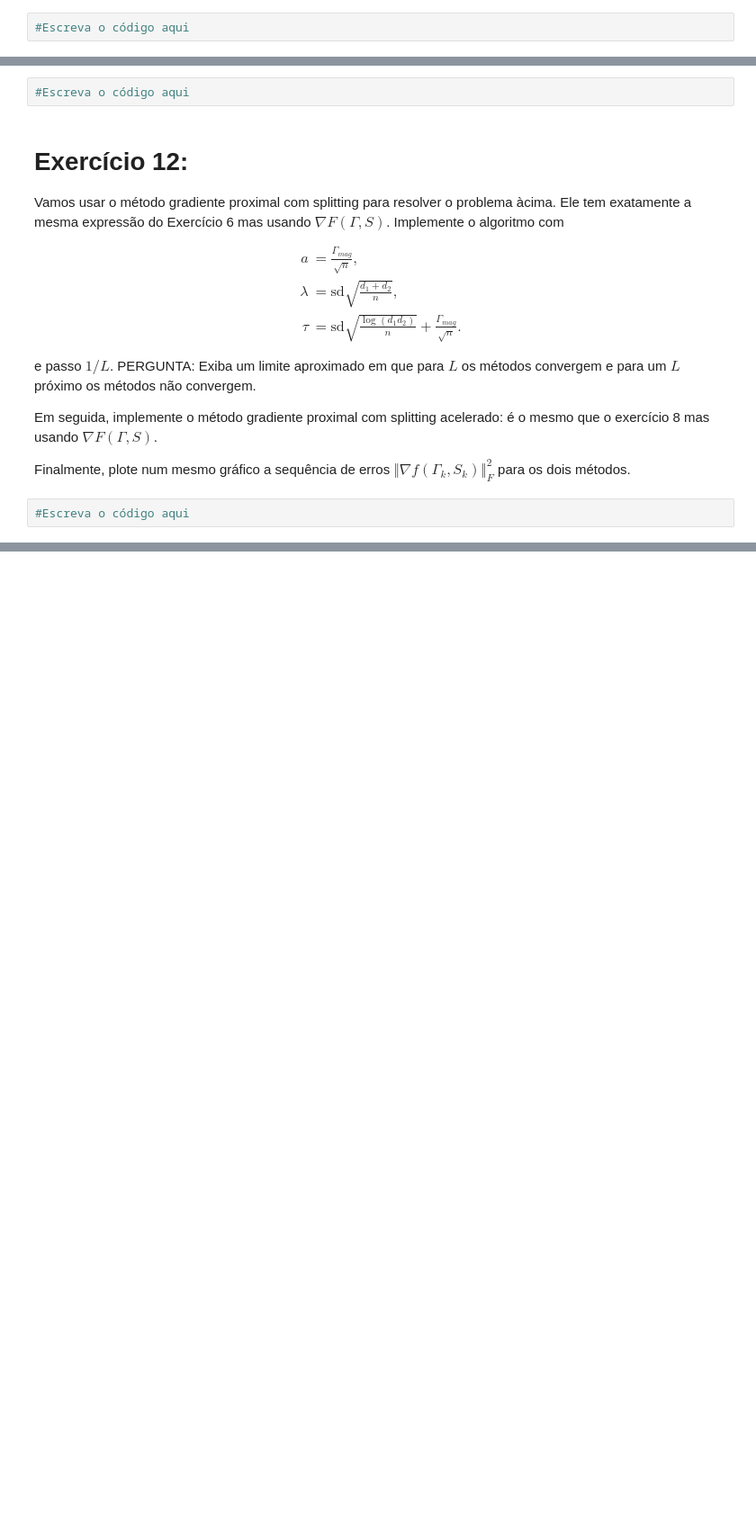
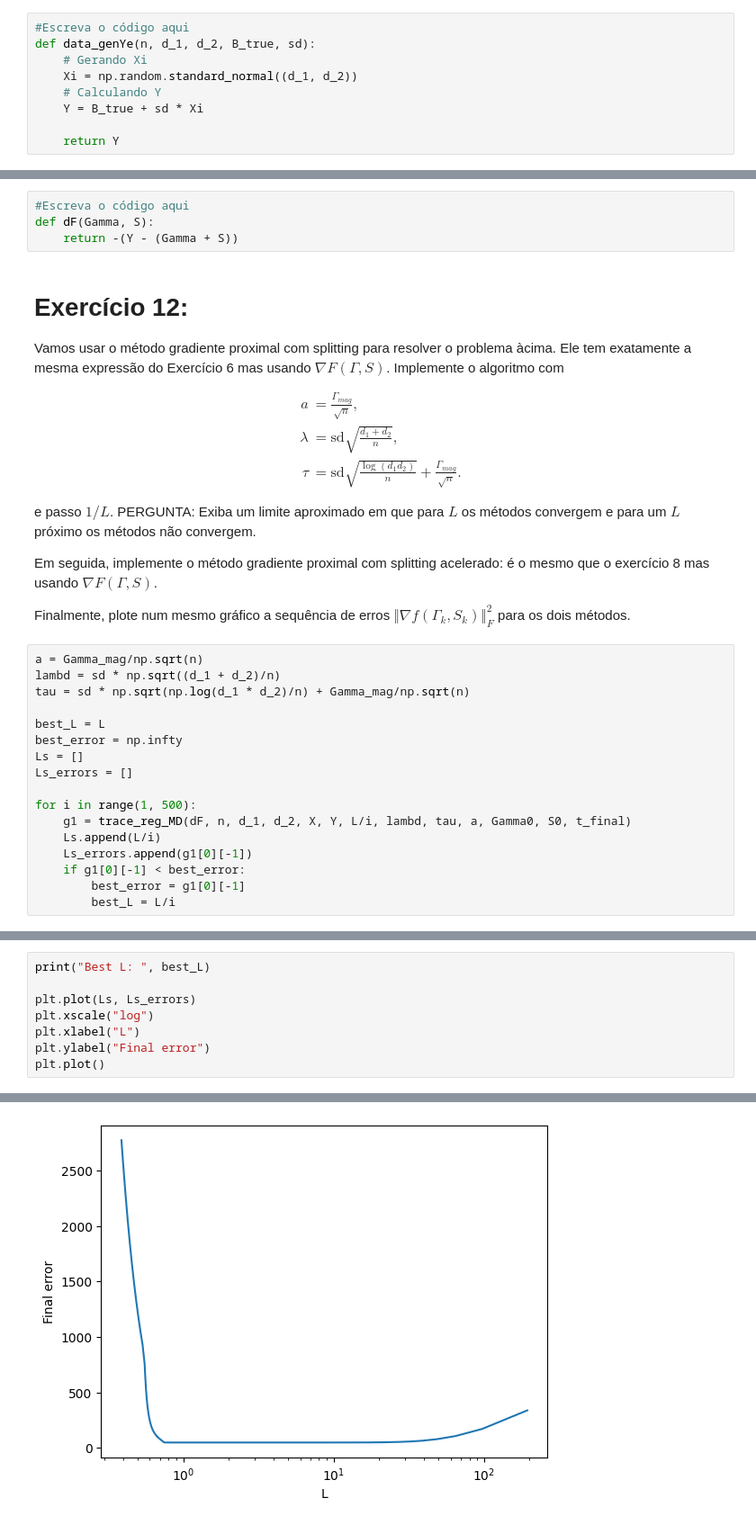
Before and after one commit to PedroPHC25/Otimizacao_Projetos, a Jupyter notebook: additive_matrix_decomposition.ipynb, the cells around one changed output, grey strips where cells are left out. Shown at 90% size. Drawn from its saved outputs; the diff is of its cells as text; blank space fills up the shorter version.

```diff
--- a/additive_matrix_decomposition.ipynb
+++ b/additive_matrix_decomposition.ipynb
@@ -473,6 +524,13 @@ $$
 onde $\Xi$ é uma matriz $d_1\times d_2$ cujas entradas são iid $N(0,1)$. NOTA: Iremos usar as mesmas funções anteriores para gerar $\Gamma^*$ e $S^*$.
 # %%
 #Escreva o código aqui
+def data_genYe(n, d_1, d_2, B_true, sd):
+    # Gerando Xi
+    Xi = np.random.standard_normal((d_1, d_2))
+    # Calculando Y
+    Y = B_true + sd * Xi
+
+    return Y
 # %%
 #Exemplo:
 d_1=40
@@ -511,6 +569,8 @@ Y.shape, Y
 Construa uma função `dF(Gamma,S)` que retorna o gradiente $\nabla F(\Gamma,S)$.
 # %%
 #Escreva o código aqui
+def dF(Gamma, S):
+    return -(Y - (Gamma + S))
 # %% [markdown]
 # Exercício 12:
 
@@ -528,4 +588,19 @@ Em seguida, implemente o método gradiente proximal com splitting acelerado: é
 
 Finalmente, plote num mesmo gráfico a sequência de erros $\Vert\nabla f(\Gamma_k,S_k)\Vert_F^2$ para os dois métodos.
 # %%
-#Escreva o código aqui
+a = Gamma_mag/np.sqrt(n)
+lambd = sd * np.sqrt((d_1 + d_2)/n)
+tau = sd * np.sqrt(np.log(d_1 * d_2)/n) + Gamma_mag/np.sqrt(n)
+
+best_L = L
+best_error = np.infty
+Ls = []
+Ls_errors = []
+
+for i in range(1, 500):
+    g1 = trace_reg_MD(dF, n, d_1, d_2, X, Y, L/i, lambd, tau, a, Gamma0, S0, t_final)
+    Ls.append(L/i)
+    Ls_errors.append(g1[0][-1])
+    if g1[0][-1] < best_error:
+        best_error = g1[0][-1]
+        best_L = L/i
@@ -534,0 +607,9 @@ Finalmente, plote num mesmo gráfico a sequência de erros $\Vert\nabla f(\Gamma
+# %%
+print("Best L: ", best_L)
+
+plt.plot(Ls, Ls_errors)
+plt.xscale("log")
+plt.xlabel("L")
+plt.ylabel("Final error")
+plt.plot()
+# %% [output]
@@ -534,0 +618 @@ Finalmente, plote num mesmo gráfico a sequência de erros $\Vert\nabla f(\Gamma
+[figure, added]
```
Also changed, not shown: parts of 14 cells of this notebook.
